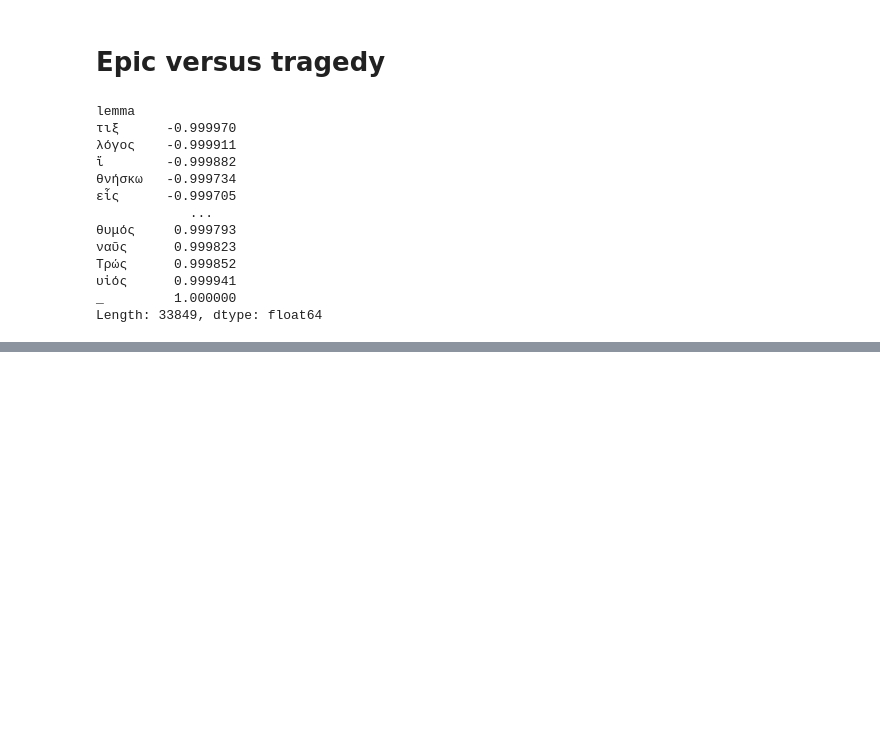
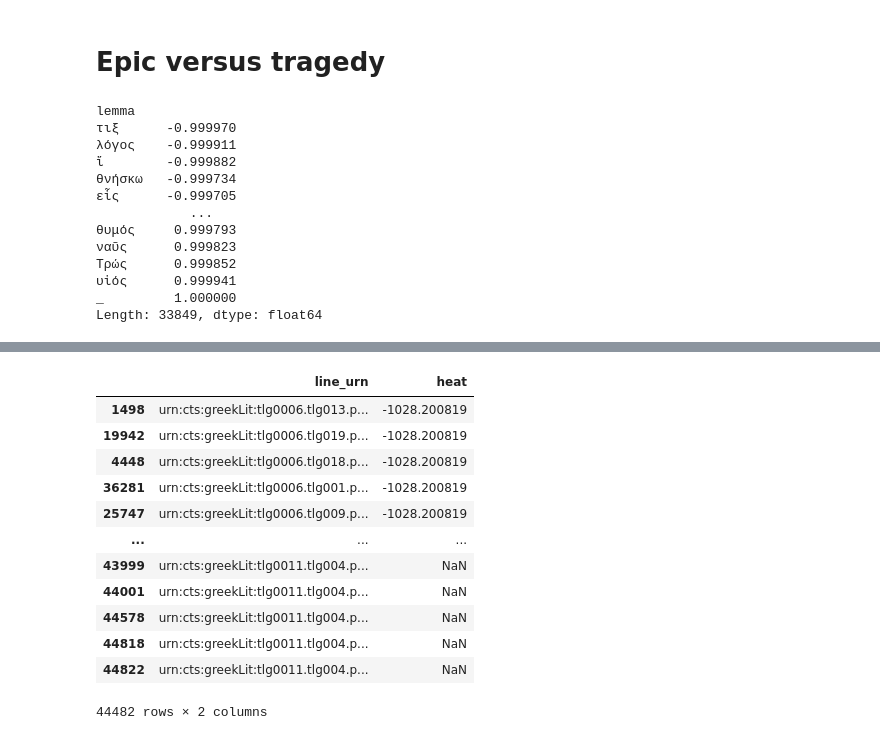
Before and after one commit to pletcher/ccc-2026, a Jupyter notebook: notebooks/epic_vs_tragedy.ipynb, the cells around one changed output, grey strips where cells are left out. Drawn from its saved outputs; the diff is of its cells as text; code cells hidden in the pictures; blank space fills up the shorter version.

Commit message:
Add scores by line

```diff
--- a/notebooks/epic_vs_tragedy.ipynb
+++ b/notebooks/epic_vs_tragedy.ipynb
@@ -117,0 +120,13 @@ epic_tragedy_plot_df.sort_values("log_likelihood", ascending=False).to_parquet("
+# %%
+line_epicness_df = pd.read_parquet("../parquet/tragedy_line_epicness.parquet")
+
+# Per-line heat: avg log-likelihood of that line's significant (|G²| >= 30) lemmata
+line_epicness_df["heat"] = line_epicness_df["line_epicness"]
+
+# Per-tragedy aggregate: mean of the per-line scores
+tragedy_heat = (
+    line_epicness_df.groupby(["dramatist", "title"])["line_epicness"]
+    .mean()
+    .sort_values()
+)
+tragedy_heat
@@ -117,0 +151,18 @@ epic_tragedy_plot_df.sort_values("log_likelihood", ascending=False).to_parquet("
+# %%
+line_epicness_df["line_urn"] = line_epicness_df["urn"] + ":" + line_epicness_df["n"].astype(str)
+# %%
+line_epicness_df[["line_urn", "heat"]].sort_values(by="heat", ascending=True)
+# %% [output]
+|  | line_urn | heat |
+| 1498 | urn:cts:greekLit:tlg0006.tlg013.p... | -1028.200819 |
+| 19942 | urn:cts:greekLit:tlg0006.tlg019.p... | -1028.200819 |
+| 4448 | urn:cts:greekLit:tlg0006.tlg018.p... | -1028.200819 |
+| 36281 | urn:cts:greekLit:tlg0006.tlg001.p... | -1028.200819 |
+| 25747 | urn:cts:greekLit:tlg0006.tlg009.p... | -1028.200819 |
+| ... | ... | ... |
+| 43999 | urn:cts:greekLit:tlg0011.tlg004.p... | NaN |
+| 44001 | urn:cts:greekLit:tlg0011.tlg004.p... | NaN |
+| 44578 | urn:cts:greekLit:tlg0011.tlg004.p... | NaN |
+| 44818 | urn:cts:greekLit:tlg0011.tlg004.p... | NaN |
+| 44822 | urn:cts:greekLit:tlg0011.tlg004.p... | NaN |
+44482 rows × 2 columns
```
Also changed, not shown: parts of 3 cells of this notebook, 4 other files.
